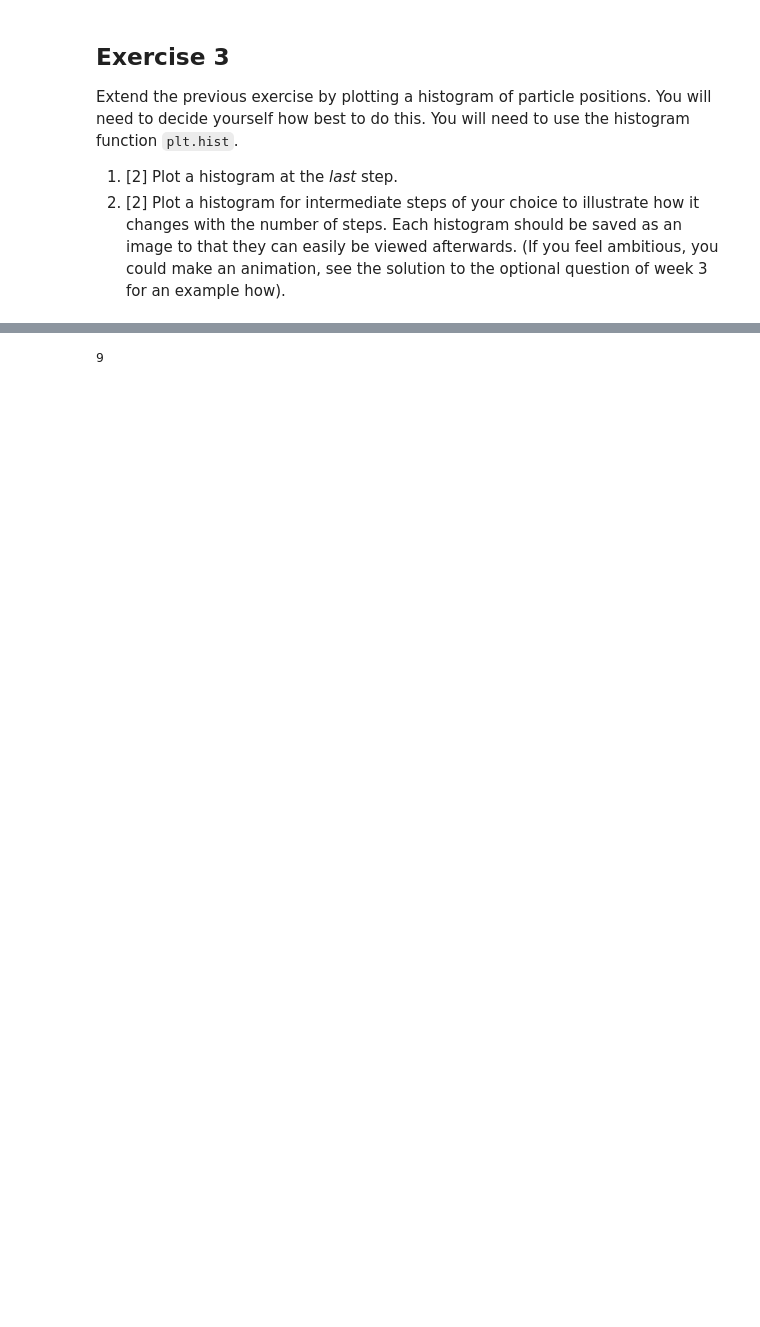
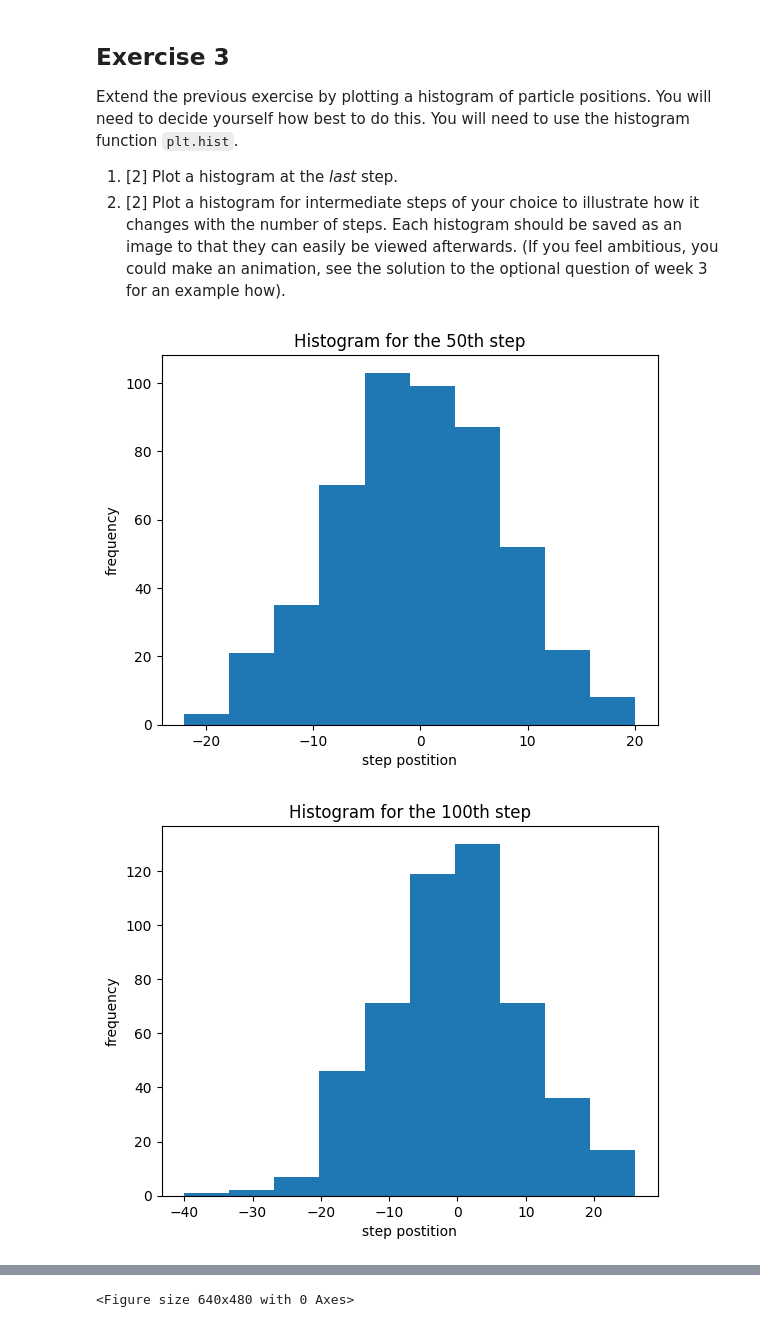
Before and after one commit to PX2145-2025/week-7-b-Medhekar-Anushka, a Jupyter notebook: Random_walk.ipynb, the cells around one changed output, grey strips where cells are left out. Saved outputs shown, nothing was run; the diff lists cells and outputs as text; code cells hidden in the pictures; blank space fills up the shorter version.

```diff
--- a/Random_walk.ipynb
+++ b/Random_walk.ipynb
@@ -188,36 +198,80 @@ Extend the previous exercise by plotting a histogram of particle positions. You
 # %%
 def walk(steps, N):
     '''
     steps is the length of the 1-D random walk vector returned
     '''
     particles = np.zeros((steps, N), int)
     x = np.zeros(steps, int)  # initialise the array of integers
     x[0] = 0  # start at the origin
     for i in range(1, len(x)):
         rnd = random()  # rnd selected from [0,1)
         # step left or right randomly ...
 
         if (rnd<0.5):
             x[i] = x[i-1] + 1  # steps right one unit
         else:
             x[i] = x[i-1] - 1 # steps left one unit
     return x
 
 
 
-steps = 100
+steps = 1000
 N = 100
 
 
-#N = np.array[:100]
-end_pos = np.zeros(N, int)
-for i in range (1, 100):
-  end_pos = walk(steps,N)[99]
-#  x = np.append(N[i], N[i+1])
+plt.hist(particles[50,:])
+plt.xlabel('step postition')
+plt.ylabel('frequency')
+plt.title("Histogram for the 50th step")
+plt.show()
+plt.savefig("hist_50")
 
+plt.hist(particles[100,:])
+plt.xlabel('step postition')
+plt.ylabel('frequency')
+plt.title("Histogram for the 100th step")
+plt.show()
+plt.savefig("hist_100")
 
-print(end_pos)
+plt.hist(particles[500,:])
+plt.xlabel('step postition')
+plt.ylabel('frequency')
+plt.title("Histogram for the 500th step")
+plt.show()
+plt.savefig("hist_500")
 
+plt.hist(particles[700,:])
+plt.xlabel('step postition')
+plt.ylabel('frequency')
+plt.title("Histogram for the 700th step")
+plt.show()
+plt.savefig("hist_700")
+
+plt.hist(particles[900,:])
+plt.xlabel('step postition')
+plt.ylabel('frequency')
+plt.title("Histogram for the 900th step")
+plt.show()
+plt.savefig("hist_900")
+
+plt.hist(particles[steps-1,:])
+plt.xlabel('step postition')
+plt.ylabel('frequency')
+plt.title("Histogram for the 1000th step")
+plt.show()
+plt.savefig("hist_1000")
+
+for i in range(15):
+  x_mean = np.mean(particles[i,:])
+  x_mean_sq = np.mean(particles[i,:]**2)
+  plt.hist(particles[i,:])
+plt.xlabel('step postition')
+plt.ylabel('frequency')
+plt.title("Histogram for the first 15 steps")
+plt.show()
+plt.savefig("hist_15")
 
 #need to put all of the individual values of end_pos into an array together and then i can plot a histogram of that.
 # %% [output]
+[figure, added]
+[figure, added]
@@ -224 +283 @@ print(end_pos)
-9
+<Figure size 640x480 with 0 Axes>
```
Also changed, not shown: parts of 4 cells of this notebook.
